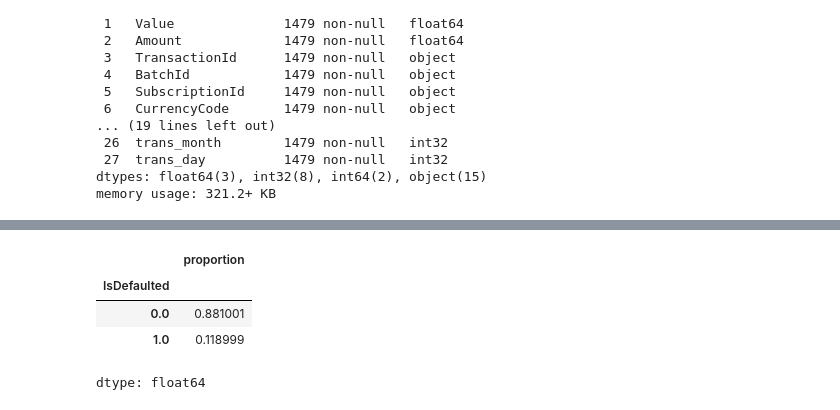
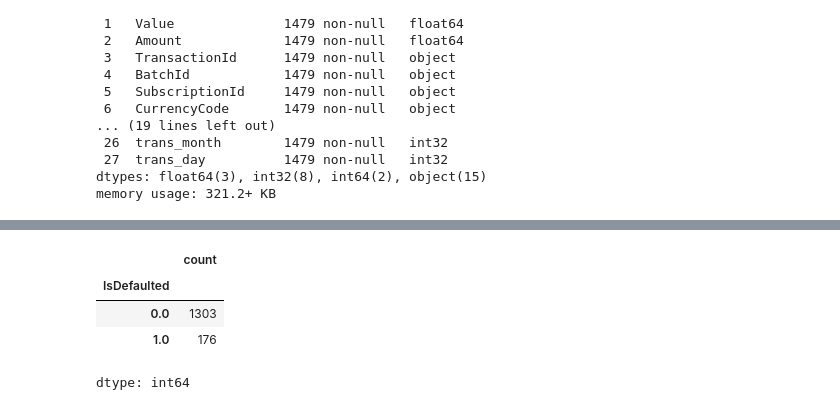
Before and after one commit to mthimkulu23/Standard-Bank-Tech-Impact-Challenge-Xente-Credit-Scoring-Challenge, a Jupyter notebook: Standard_Bank_Tech_Impact_Challenge_Xente_Credit_Scoring_Challenge.ipynb, the cells around one changed output, grey strips where cells are left out. Saved outputs shown, nothing was run; the diff lists cells and outputs as text; code cells hidden in the pictures.

```diff
--- a/Standard_Bank_Tech_Impact_Challenge_Xente_Credit_Scoring_Challenge.ipynb
+++ b/Standard_Bank_Tech_Impact_Challenge_Xente_Credit_Scoring_Challenge.ipynb
@@ -282,7 +282,7 @@ Data columns (total 28 columns):
 dtypes: float64(3), int32(8), int64(2), object(15)
 memory usage: 321.2+ KB
 # %%
-x.drop(['CustomerId','SubscriptionId', "BatchId", "TransactionId", "ProductId", "InvestorId", "LoanId", "LoanApplicationId", "ThirdPartyId", "ProviderId","issue_loan_time", "trans_time", "CountryCode", "CurrencyCode", "ChannelId"], axis=1, inplace=True)
+x.drop(['CustomerId','SubscriptionId', "BatchId", "TransactionId", "ProductId", "InvestorId", "LoanId", "LoanApplicationId", "ThirdPartyId", "ProviderId","issue_loan_time", "trans_time", "CountryCode", "CurrencyCode", "ChannelId", "TransactionStatus"], axis=1, inplace=True)
 
 x
 # %% [output]
@@ -354,11 +376,11 @@ x.corr(numeric_only=True)
 # %%
 
 # remove_dupli_tr['IsDefaulted'].value_counts(normalize=True)
 
-remove_dupli_tr['IsDefaulted'].value_counts(normalize=True)
+x['IsDefaulted'].value_counts()
 # %% [output]
-|  | proportion |
+|  | count |
 | IsDefaulted |  |
-| 0.0 | 0.881001 |
-| 1.0 | 0.118999 |
+| 0.0 | 1303 |
+| 1.0 | 176 |
-dtype: float64
+dtype: int64
```
Also changed, not shown: parts of 23 cells of this notebook.
